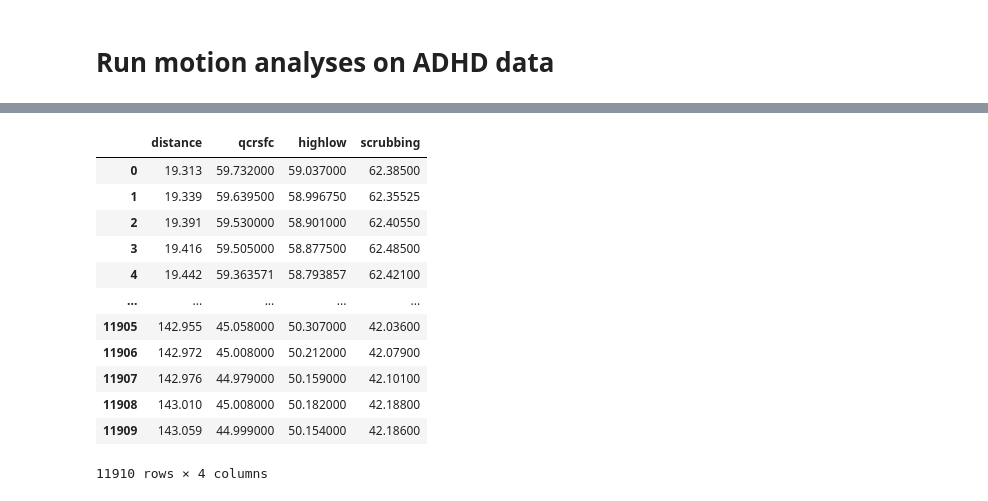
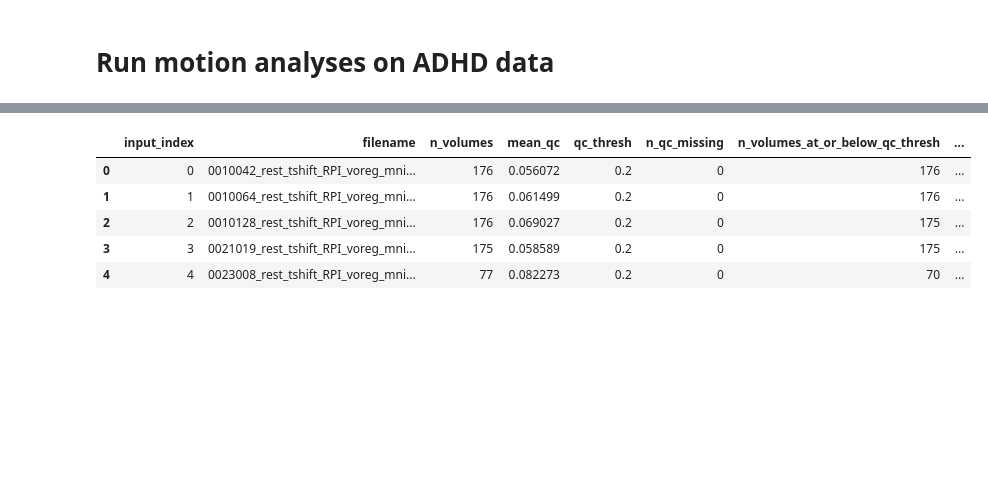
Before and after one commit to ME-ICA/ddmra, a Jupyter notebook: docs/example_analysis.ipynb, the cells around one changed output, grey strips where cells are left out. Drawn from its saved outputs; the diff is of its cells as text; code cells hidden in the pictures; blank space fills up the shorter version.

```diff
--- a/docs/example_analysis.ipynb
+++ b/docs/example_analysis.ipynb
@@ -39,17 +49,10 @@ Wall time: 5min 3s
 # %%
-ranks_df = pd.read_table("results/rank_smoothing_curves.tsv.gz")
-ranks_df
+df = pd.read_table("results/run_denoising_summary.tsv")
+df.head()
 # %% [output]
-|  | distance | qcrsfc | highlow | scrubbing |
-| 0 | 19.313 | 59.732000 | 59.037000 | 62.38500 |
-| 1 | 19.339 | 59.639500 | 58.996750 | 62.35525 |
-| 2 | 19.391 | 59.530000 | 58.901000 | 62.40550 |
-| 3 | 19.416 | 59.505000 | 58.877500 | 62.48500 |
-| 4 | 19.442 | 59.363571 | 58.793857 | 62.42100 |
-| ... | ... | ... | ... | ... |
-| 11905 | 142.955 | 45.058000 | 50.307000 | 42.03600 |
-| 11906 | 142.972 | 45.008000 | 50.212000 | 42.07900 |
-| 11907 | 142.976 | 44.979000 | 50.159000 | 42.10100 |
-| 11908 | 143.010 | 45.008000 | 50.182000 | 42.18800 |
-| 11909 | 143.059 | 44.999000 | 50.154000 | 42.18600 |
+|  | input_index | filename | n_volumes | mean_qc | qc_thresh | n_qc_missing | n_volumes_at_or_below_qc_thresh | ... |
+| 0 | 0 | 0010042_rest_tshift_RPI_voreg_mni... | 176 | 0.056072 | 0.2 | 0 | 176 | ... |
+| 1 | 1 | 0010064_rest_tshift_RPI_voreg_mni... | 176 | 0.061499 | 0.2 | 0 | 176 | ... |
+| 2 | 2 | 0010128_rest_tshift_RPI_voreg_mni... | 176 | 0.069027 | 0.2 | 0 | 175 | ... |
+| 3 | 3 | 0021019_rest_tshift_RPI_voreg_mni... | 175 | 0.058589 | 0.2 | 0 | 175 | ... |
+| 4 | 4 | 0023008_rest_tshift_RPI_voreg_mni... | 77 | 0.082273 | 0.2 | 0 | 70 | ... |
-11910 rows × 4 columns
```
Also changed, not shown: parts of 3 cells of this notebook, 14 other files.
